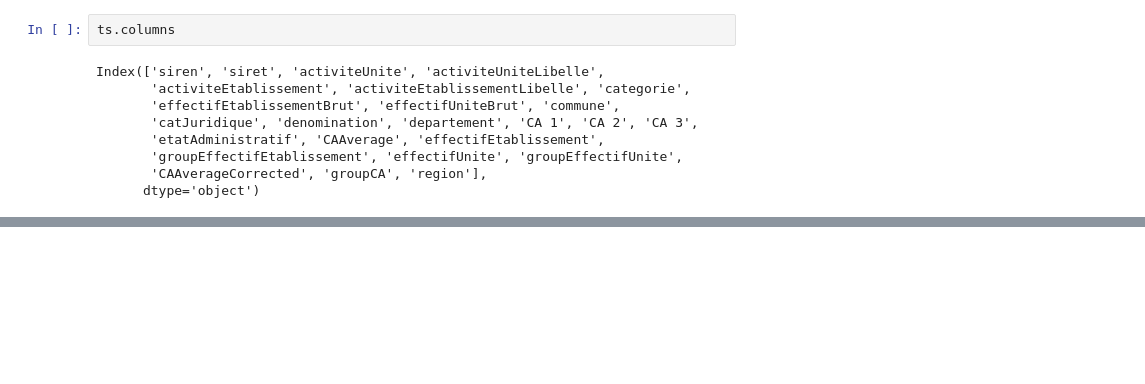
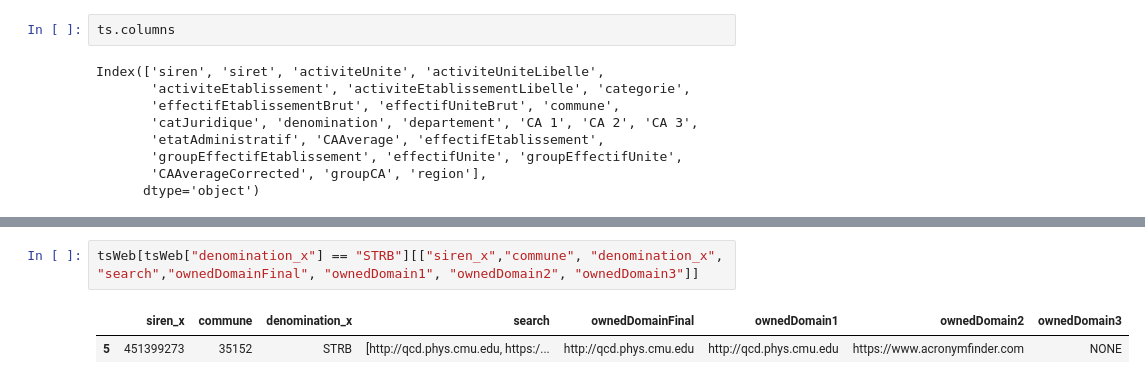
Before and after one commit to laurentmau/sireneTools, a Jupyter notebook: src/stats.ipynb, the cells around one changed output, grey strips where cells are left out. Drawn from its saved outputs; the diff is of its cells as text; blank space fills up the shorter version.

```diff
--- a/src/stats.ipynb
+++ b/src/stats.ipynb
@@ -232,0 +208,5 @@ Index(['siren', 'siret', 'activiteUnite', 'activiteUniteLibelle',
+# %%
+tsWeb[tsWeb["denomination_x"] == "STRB"][["siren_x","commune", "denomination_x", "search","ownedDomainFinal", "ownedDomain1", "ownedDomain2", "ownedDomain3"]]
+# %% [output]
+|  | siren_x | commune | denomination_x | search | ownedDomainFinal | ownedDomain1 | ownedDomain2 | ownedDomain3 |
+| 5 | 451399273 | 35152 | STRB | [http://qcd.phys.cmu.edu, https:/... | http://qcd.phys.cmu.edu | http://qcd.phys.cmu.edu | https://www.acronymfinder.com | NONE |
```
Also changed, not shown: parts of 9 cells of this notebook, 7 other files.
